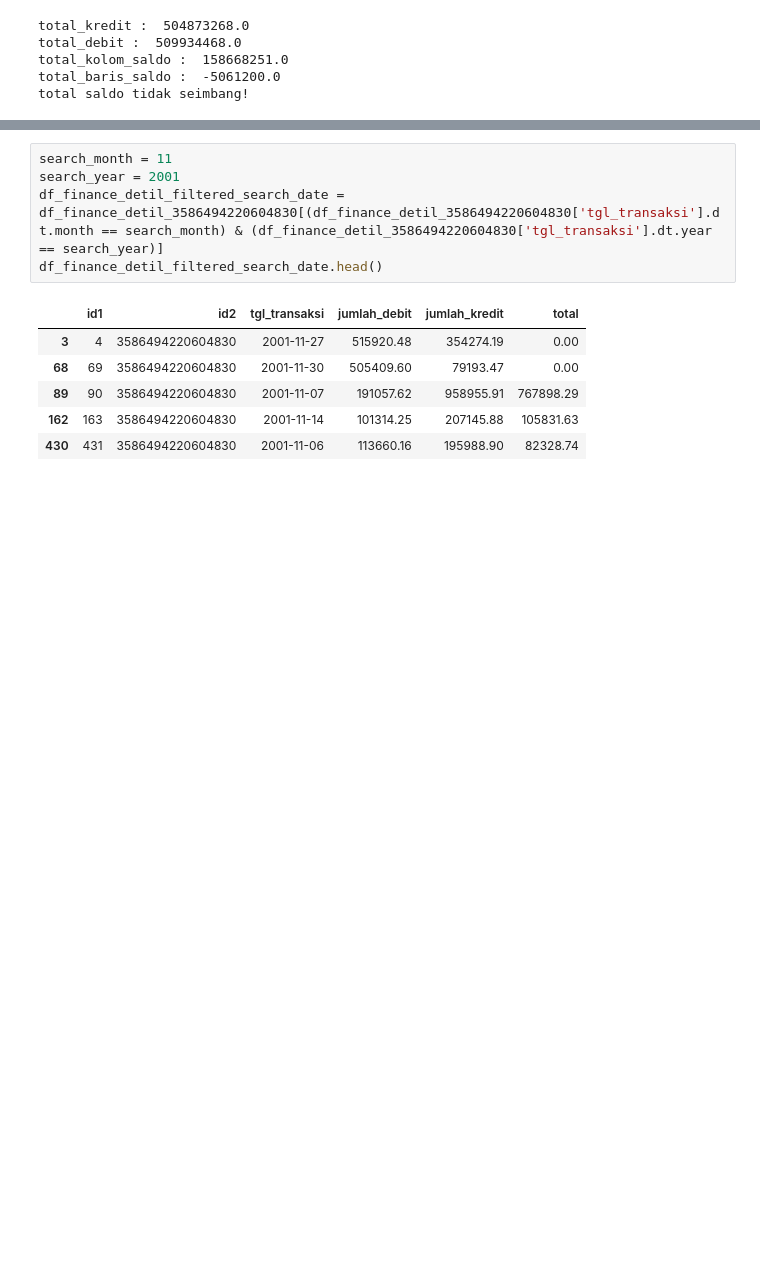
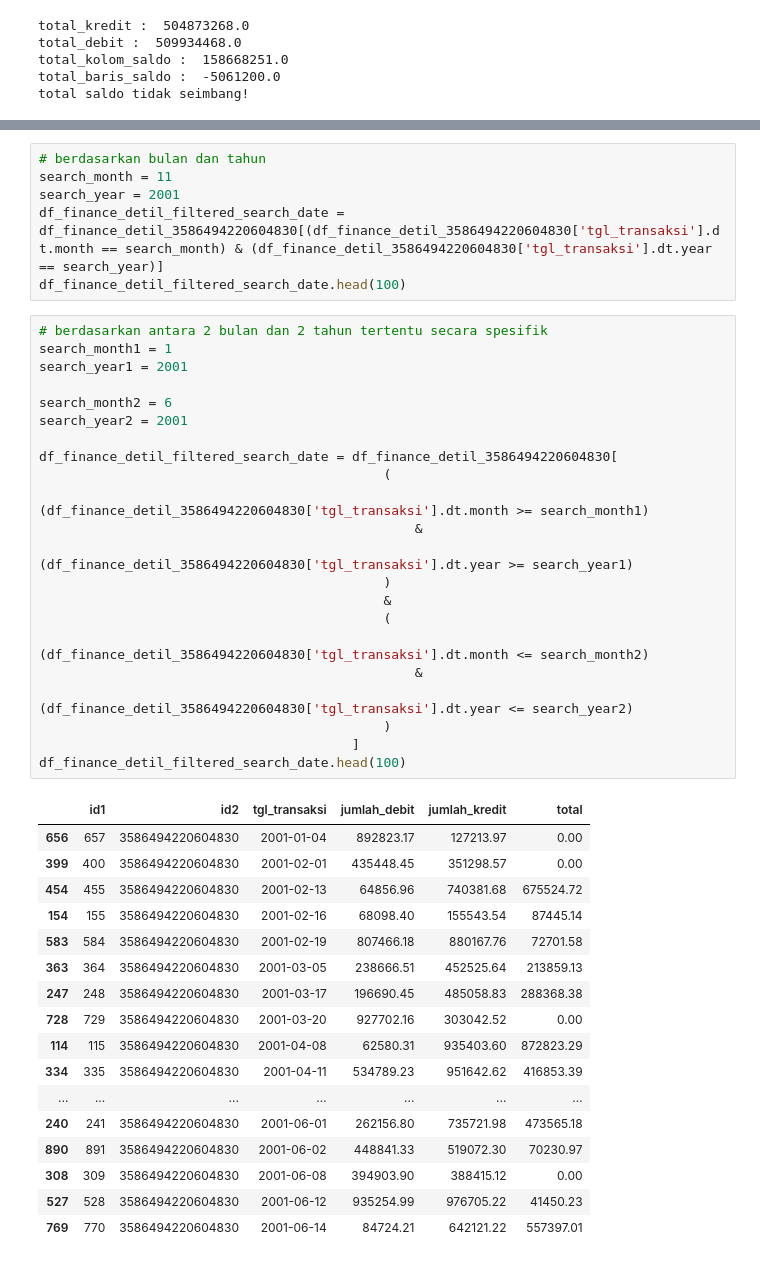
Before and after one commit to ariwiraasmara/python-science-lab, a Jupyter notebook: latihan/Finansial.ipynb, the cells around one changed output, grey strips where cells are left out. Saved outputs shown, nothing was run; the diff lists cells and outputs as text; blank space fills up the shorter version.

```diff
--- a/latihan/Finansial.ipynb
+++ b/latihan/Finansial.ipynb
@@ -285,13 +323,47 @@ df_finance_detil_filtered_search_date.head()
 # %%
+# berdasarkan bulan dan tahun
 search_month = 11
 search_year = 2001
 df_finance_detil_filtered_search_date = df_finance_detil_3586494220604830[(df_finance_detil_3586494220604830['tgl_transaksi'].dt.month == search_month) & (df_finance_detil_3586494220604830['tgl_transaksi'].dt.year == search_year)]
-df_finance_detil_filtered_search_date.head()
+df_finance_detil_filtered_search_date.head(100)
-# %% [output]
-|  | id1 | id2 | tgl_transaksi | jumlah_debit | jumlah_kredit | total |
-| 3 | 4 | 3586494220604830 | 2001-11-27 | 515920.48 | 354274.19 | 0.00 |
-| 68 | 69 | 3586494220604830 | 2001-11-30 | 505409.60 | 79193.47 | 0.00 |
-| 89 | 90 | 3586494220604830 | 2001-11-07 | 191057.62 | 958955.91 | 767898.29 |
-| 162 | 163 | 3586494220604830 | 2001-11-14 | 101314.25 | 207145.88 | 105831.63 |
-| 430 | 431 | 3586494220604830 | 2001-11-06 | 113660.16 | 195988.90 | 82328.74 |
+# %%
+# berdasarkan antara 2 bulan dan 2 tahun tertentu secara spesifik
+search_month1 = 1
+search_year1 = 2001
+
+search_month2 = 6
+search_year2 = 2001
+
+df_finance_detil_filtered_search_date = df_finance_detil_3586494220604830[
+                                            (
+                                                (df_finance_detil_3586494220604830['tgl_transaksi'].dt.month >= search_month1)
+                                                &
+                                                (df_finance_detil_3586494220604830['tgl_transaksi'].dt.year >= search_year1)
+                                            )
+                                            &
+                                            (
+                                                (df_finance_detil_3586494220604830['tgl_transaksi'].dt.month <= search_month2)
+                                                &
+                                                (df_finance_detil_3586494220604830['tgl_transaksi'].dt.year <= search_year2)
+                                            )
+                                        ]
+df_finance_detil_filtered_search_date.head(100)
+# %% [output]
+|  | id1 | id2 | tgl_transaksi | jumlah_debit | jumlah_kredit | total |
+| 656 | 657 | 3586494220604830 | 2001-01-04 | 892823.17 | 127213.97 | 0.00 |
+| 399 | 400 | 3586494220604830 | 2001-02-01 | 435448.45 | 351298.57 | 0.00 |
+| 454 | 455 | 3586494220604830 | 2001-02-13 | 64856.96 | 740381.68 | 675524.72 |
+| 154 | 155 | 3586494220604830 | 2001-02-16 | 68098.40 | 155543.54 | 87445.14 |
+| 583 | 584 | 3586494220604830 | 2001-02-19 | 807466.18 | 880167.76 | 72701.58 |
+| 363 | 364 | 3586494220604830 | 2001-03-05 | 238666.51 | 452525.64 | 213859.13 |
+| 247 | 248 | 3586494220604830 | 2001-03-17 | 196690.45 | 485058.83 | 288368.38 |
+| 728 | 729 | 3586494220604830 | 2001-03-20 | 927702.16 | 303042.52 | 0.00 |
+| 114 | 115 | 3586494220604830 | 2001-04-08 | 62580.31 | 935403.60 | 872823.29 |
+| 334 | 335 | 3586494220604830 | 2001-04-11 | 534789.23 | 951642.62 | 416853.39 |
+| ... | ... | ... | ... | ... | ... | ... |
+| 240 | 241 | 3586494220604830 | 2001-06-01 | 262156.80 | 735721.98 | 473565.18 |
+| 890 | 891 | 3586494220604830 | 2001-06-02 | 448841.33 | 519072.30 | 70230.97 |
+| 308 | 309 | 3586494220604830 | 2001-06-08 | 394903.90 | 388415.12 | 0.00 |
+| 527 | 528 | 3586494220604830 | 2001-06-12 | 935254.99 | 976705.22 | 41450.23 |
+| 769 | 770 | 3586494220604830 | 2001-06-14 | 84724.21 | 642121.22 | 557397.01 |
 # %%
```
Also changed, not shown: parts of 33 cells of this notebook.
